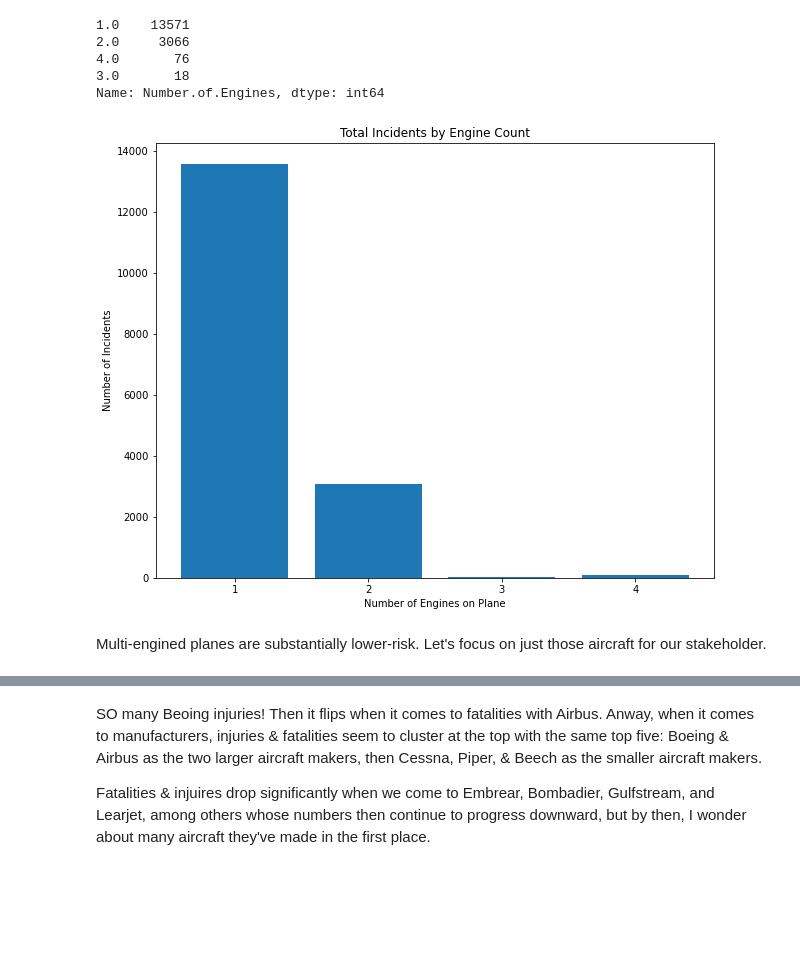
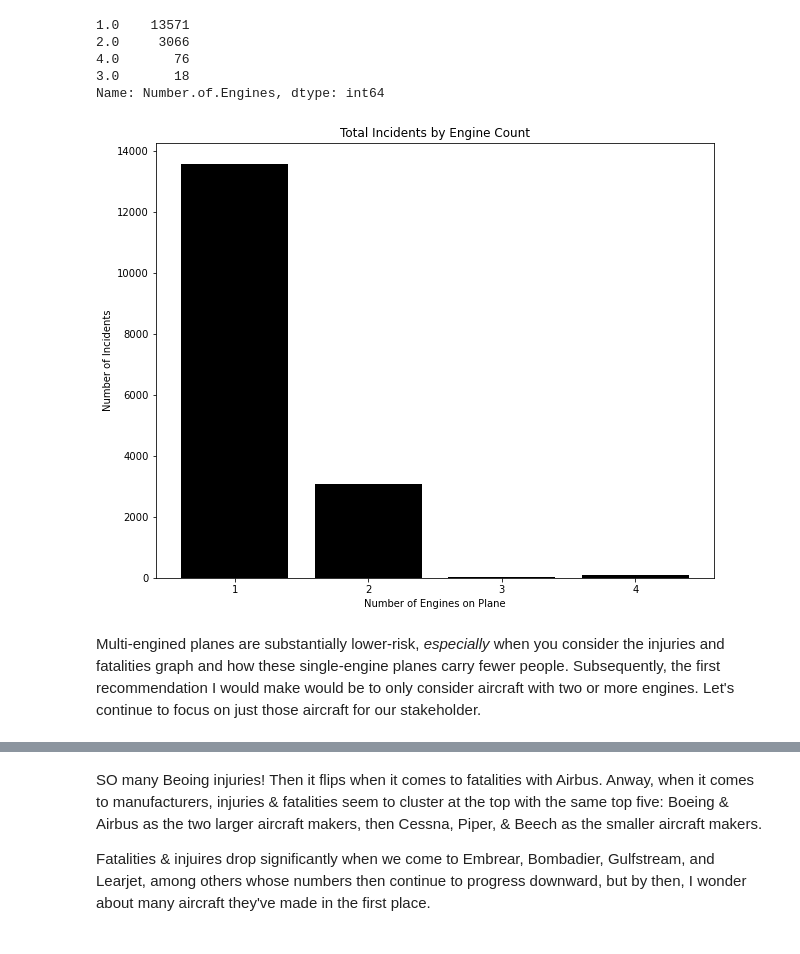
Before and after one commit to joeldmott/aviation-risk-project, a Jupyter notebook: Untitled.ipynb, the cells around one changed output, grey strips where cells are left out. Drawn from its saved outputs; the diff is of its cells as text; code cells hidden in the pictures; blank space fills up the shorter version.

```diff
--- a/Untitled.ipynb
+++ b/Untitled.ipynb
@@ -971,17 +826,15 @@ incidents_by_engine_count
 3.0       18
 Name: Number.of.Engines, dtype: int64
 # %%
-from matplotlib.ticker import MaxNLocator
-#source: https://stackoverflow.com/questions/12050393/how-to-force-the-y-axis-to-only-use-integers
 fig, ax = plt.subplots(figsize=(10,8))
-ax.bar(incidents_by_engine_count.index, incidents_by_engine_count.values)
+ax.bar(incidents_by_engine_count.index, incidents_by_engine_count.values, color='k')
 ax.xaxis.set_major_locator(MaxNLocator(integer=True))
 ax.set_xlabel('Number of Engines on Plane')
 ax.set_ylabel('Number of Incidents')
 ax.set_title('Total Incidents by Engine Count')
 plt.tight_layout;
 # %% [output]
-[figure, old version]
+[figure, new version]
 # %% [markdown]
-Multi-engined planes are substantially lower-risk. Let's focus on just those aircraft for our stakeholder.
+Multi-engined planes are substantially lower-risk, *especially* when you consider the injuries and fatalities graph and how these single-engine planes carry fewer people. Subsequently, the first recommendation I would make would be to only consider aircraft with two or more engines. Let's continue to focus on just those aircraft for our stakeholder.
 # %%
```
Also changed, not shown: parts of 196 cells of this notebook, 6 other files.
